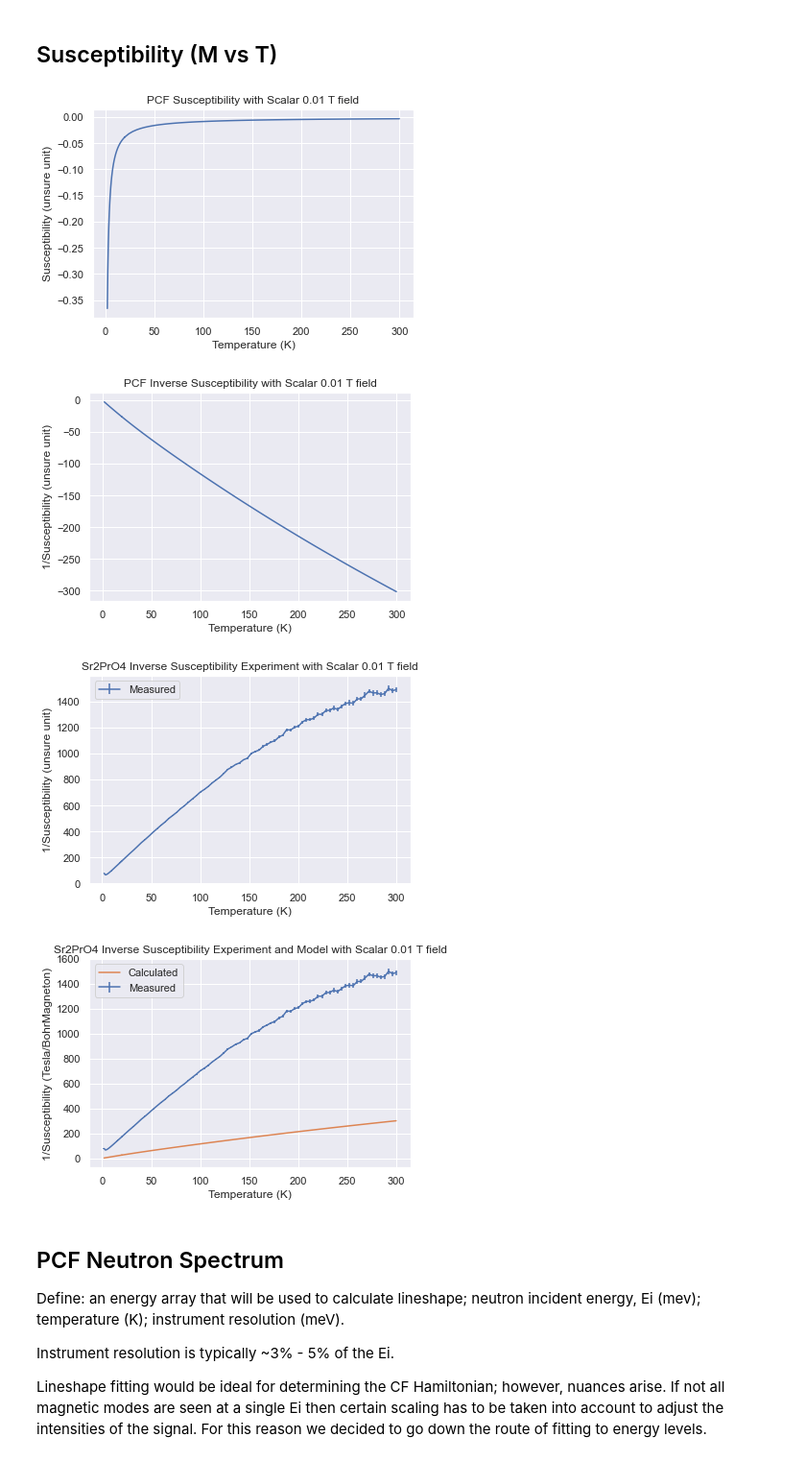
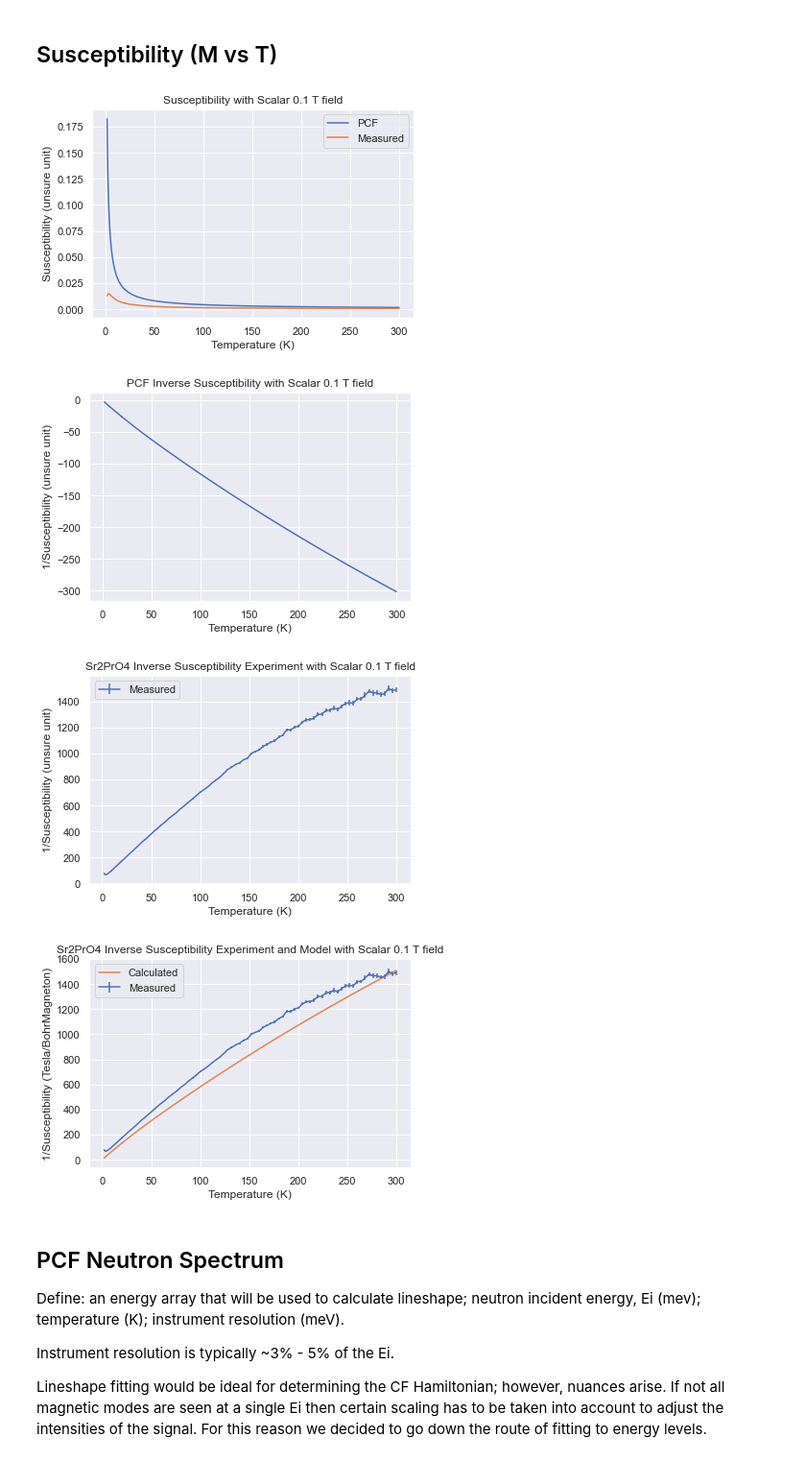
Before and after one commit to JensenKaplan/ActiveResearch, a Jupyter notebook: CrystalField/CrystalField.ipynb, the cells around one changed output. Shown at 96% size. Saved outputs shown, nothing was run; the diff lists cells and outputs as text; code cells hidden in the pictures.

```diff
--- a/CrystalField/CrystalField.ipynb
+++ b/CrystalField/CrystalField.ipynb
@@ -37,7 +37,7 @@ def energyFit(B20, B40, B44, B60,B64, LS, numlevels, **kwargs ):
 		Pr = cef.LS_CFLevels.Bdict(Bdict=Stev, L=3, S=0.5, SpinOrbitCoupling = LS) #Create CF_Levels obejct wtih the given coefficients.
 		Pr.diagonalize()
 		if kwargs['Kmeans']: #If using Kmeans sorting
-			e = kmeansSort(Pr.eigenvalues,numlevels) #Excluding the highest mode which we did not detect in our INS runs
+			e = kmeansSort(Pr.eigenvalues,numlevels)[0:3] #Excluding the highest mode which we did not detect in our INS runs
 			# e.append(e[2]/e[1]) #A ratio of energy levels, to allow for more features to vary.
 		else: #If not Kmeans then storing all eigenvalues
 			e = Pr.eigenvalues
@@ -68,7 +68,7 @@ numlevels = 4
 L = 3
 S = 0.5
 #The measured INS magnetic modes. The last entry being a ratio.
-Emeas = [168, 335,385, float(385)/335]
+Emeas = [168, 335,385]
 # %% [markdown]
 ## Load the project's data directories from my DropBox
 # %%
@@ -278,7 +278,7 @@ M,H,T,MErr,samplemass = MTdata['FC']
 
 massErr = .00005
 
-fieldT = 0.01
+fieldT = 0.1
 deltaField = .00001
 if LS_on:
 	XCalc = Pr.susceptibility(Temps = T, Field = fieldT, deltaField = deltaField)
@@ -294,40 +294,42 @@ X,XErr,Xi,XiErr = normSusc2(M,H,MErr,molweight,samplemass,massErr)
 
 
 plt.figure()
-plt.plot(T,XCalc)
+plt.plot(T,-0.5*XCalc, label = 'PCF')
+plt.plot(T,X, label = 'Measured')
 plt.xlabel('Temperature (K)')
 plt.ylabel('Susceptibility (unsure unit)')
-plt.title('PCF Susceptibility with Scalar {} T field'.format(fieldT))
+plt.title('Susceptibility with Scalar {} T field'.format(fieldT))
+plt.legend()
 
 plt.figure()
 plt.plot(T,XiCalc)
 plt.xlabel('Temperature (K)')
 plt.ylabel('1/Susceptibility (unsure unit)')
 plt.title('PCF Inverse Susceptibility with Scalar {} T field'.format(fieldT))
 plt.show()
 
 plt.figure()
 plt.errorbar(T,Xi, yerr = XiErr, label = 'Measured')
 plt.xlabel('Temperature (K)')
 plt.ylabel('1/Susceptibility (unsure unit)')
 plt.title('{} Inverse Susceptibility Experiment with Scalar {} T field'.format(comp,fieldT))
 plt.legend()
 plt.show()
 
 plt.figure()
 plt.errorbar(T,Xi, yerr = XiErr, label = 'Measured')
-plt.plot(T,-1*XiCalc, label = 'Calculated')
+plt.plot(T,-5*XiCalc, label = 'Calculated')
 plt.xlabel('Temperature (K)')
 plt.ylabel('1/Susceptibility (Tesla/BohrMagneton)')
 plt.title('{} Inverse Susceptibility Experiment and Model with Scalar {} T field'.format(comp,fieldT))
 plt.legend()
 plt.show()
 #####################################################################################################################################################################
 # %% [output]
-[figure, old version]
+[figure, new version]
-[figure, old version]
+[figure, new version]
-[figure, old version]
+[figure, new version]
-[figure, old version]
+[figure, new version]
 # %% [markdown]
 ## PCF Neutron Spectrum
 Define: an energy array that will be used to calculate lineshape; neutron incident energy, Ei (mev); temperature (K); instrument resolution (meV).
```
Also changed, not shown: parts of 5 cells of this notebook, 4 other files.
